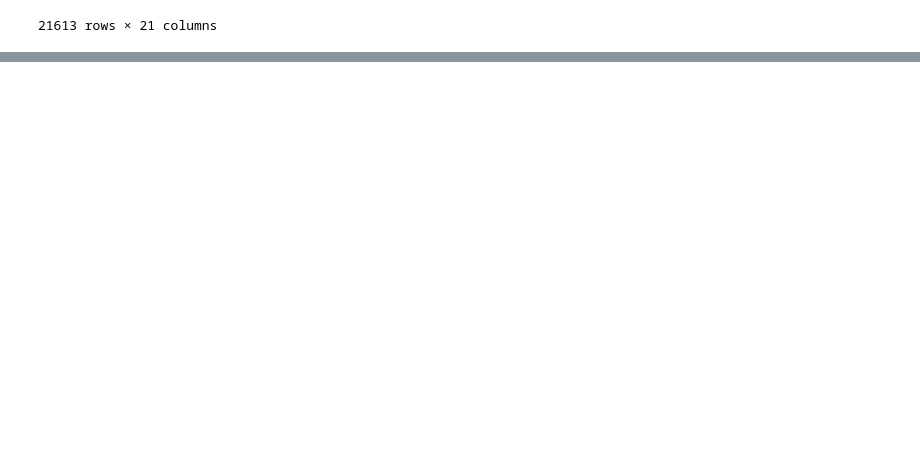
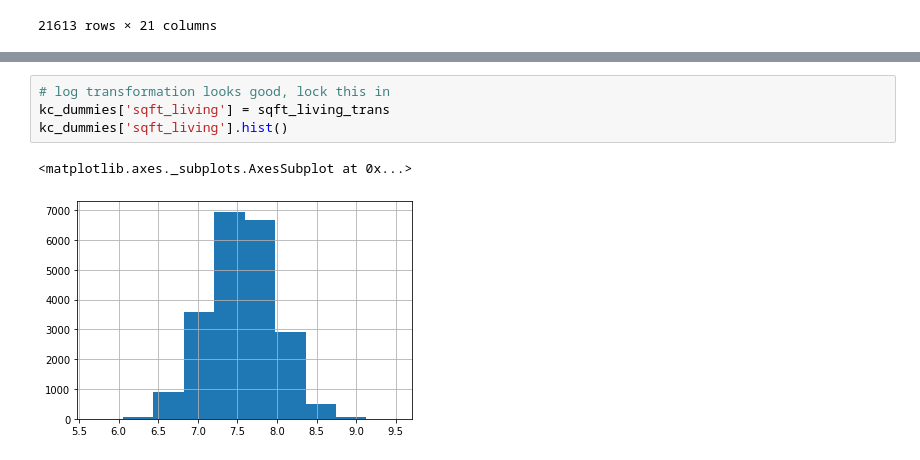
Before and after one commit to zdanielshi/data_science_LFZ, a Jupyter notebook: DS_0615_KC_house_prices.ipynb, the cells around one changed output, grey strips where cells are left out. Drawn from its saved outputs; the diff is of its cells as text; blank space fills up the shorter version.

```diff
--- a/DS_0615_KC_house_prices.ipynb
+++ b/DS_0615_KC_house_prices.ipynb
@@ -673,0 +748,7 @@ loo.fit_transform(kc_encode_loo, kc_encode_loo.price)
+# %%
+# log transformation looks good, lock this in
+kc_dummies['sqft_living'] = sqft_living_trans
+kc_dummies['sqft_living'].hist()
+# %% [output]
+<matplotlib.axes._subplots.AxesSubplot at 0x...>
+[figure, added]
```
Also changed, not shown: parts of 49 cells of this notebook.
